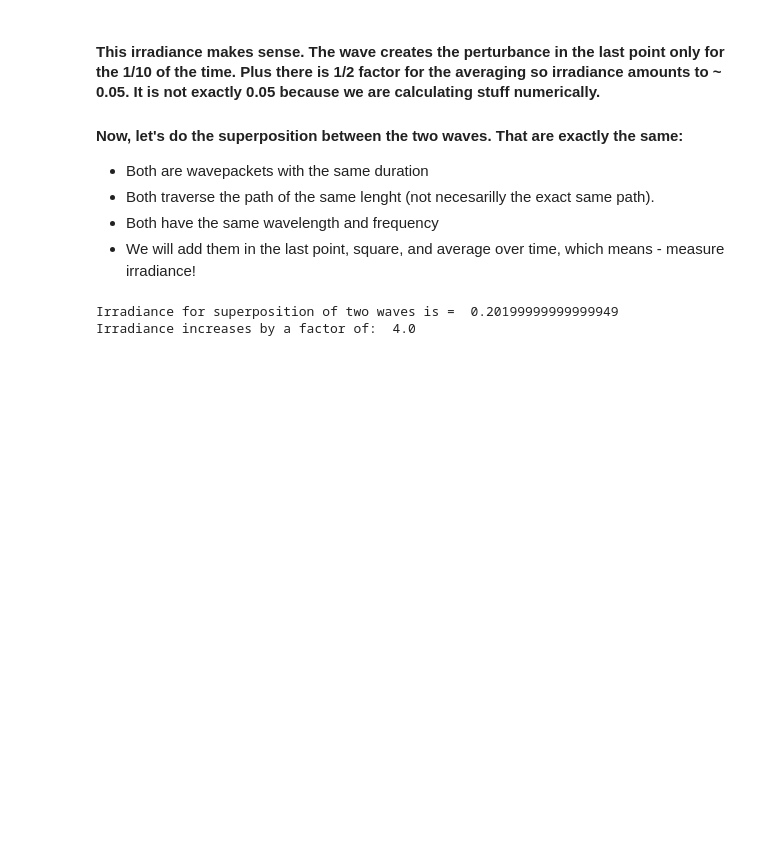
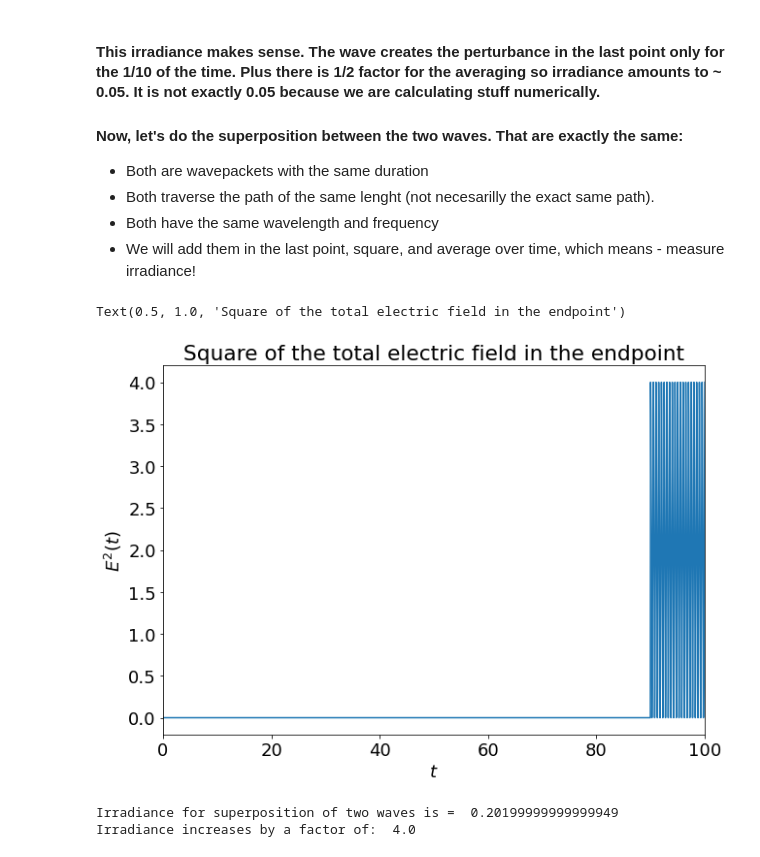
Before and after one commit to ivanzmilic/phys_4510_fall2021, a Jupyter notebook: temporal_coherence.ipynb, the cells around one changed output. Drawn from its saved outputs; the diff is of its cells as text; code cells hidden in the pictures; blank space fills up the shorter version.

```diff
--- a/temporal_coherence.ipynb
+++ b/temporal_coherence.ipynb
@@ -171 +174,11 @@ E2 = pseudo_harmonic_wave(r,t,omega,k,0)
+# %%
+plt.figure(figsize=[10,7])
+plt.plot(t,E_sq[:])
+plt.xlim([0,100])
+plt.xlabel("$t$")
+plt.ylabel("$E^2(t)$")
+plt.title("Square of the total electric field in the endpoint")
+# %% [output]
+Text(0.5, 1.0, 'Square of the total electric field in the endpoint')
+[figure, added]
 # %%
```
Also changed, not shown: parts of 13 cells of this notebook, 3 other files.
